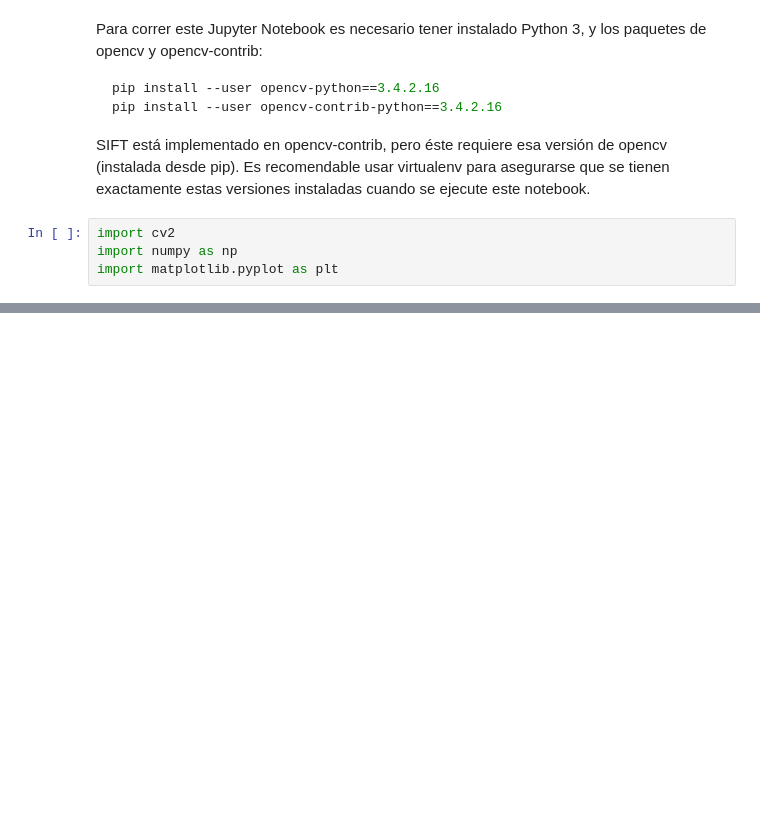
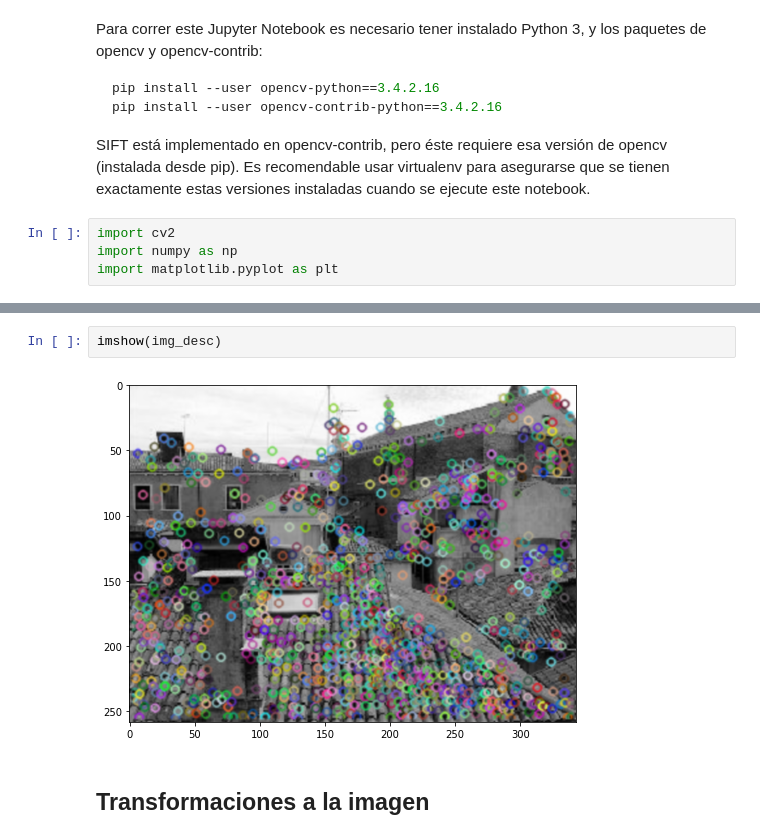
Before and after one commit to munshkr/vc-2018-2c, a Jupyter notebook: practicas/P7_SIFT.ipynb, the cells around one changed output, grey strips where cells are left out. Drawn from its saved outputs; the diff is of its cells as text; blank space fills up the shorter version.

```diff
--- a/practicas/P7_SIFT.ipynb
+++ b/practicas/P7_SIFT.ipynb
@@ -35,0 +51,6 @@ print("# kps: {}, descriptors: {}".format(len(kps), descs.shape))
+# %%
+imshow(img_desc)
+# %% [output]
+[figure, added]
+# %% [markdown]
+## Transformaciones a la imagen
```
Also changed, not shown: parts of 40 cells of this notebook.
